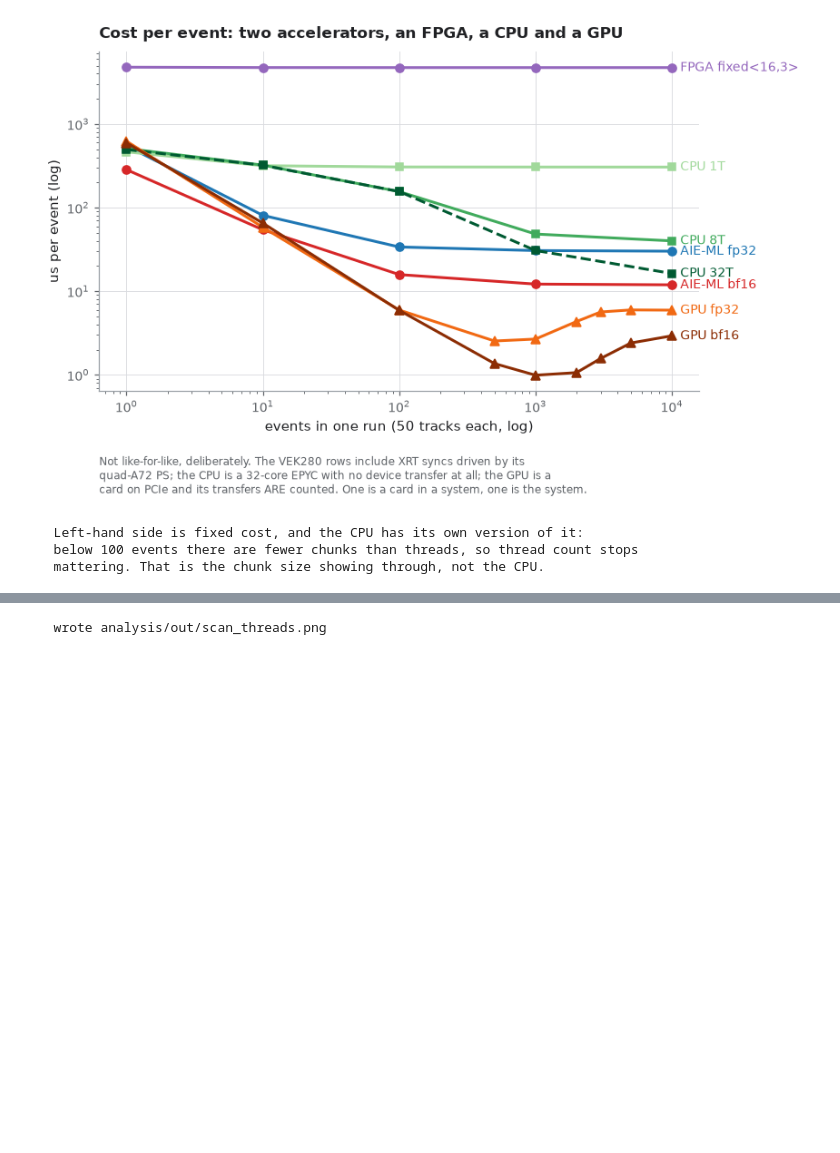
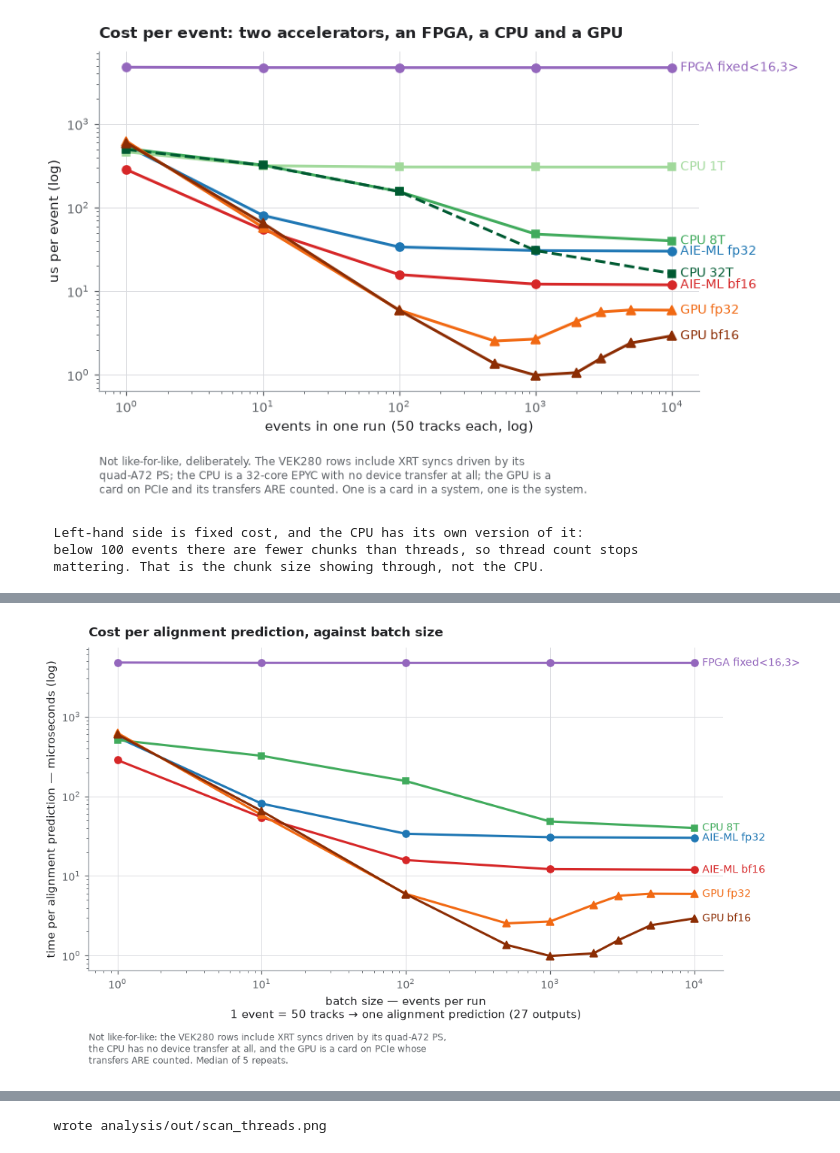
Before and after one commit to AkshayMalige/rtda_demo, a Jupyter notebook: analysis/rtda_scan.ipynb, the cells around one changed output, grey strips where cells are left out. Cells and saved outputs as stored; diff of their text form; code cells hidden in the pictures; blank space fills up the shorter version.

```diff
--- a/analysis/rtda_scan.ipynb
+++ b/analysis/rtda_scan.ipynb
@@ -1164,3 +1164,84 @@ gpu: NVIDIA L40S  (index 3)
   Left-hand side is fixed cost, and the CPU has its own version of it:
   below 100 events there are fewer chunks than threads, so thread count stops
   mattering. That is the chunk size showing through, not the CPU.
+# %%
+# A second copy of the comparison figure with ONE CPU line instead of three.
+#
+# Same data path as the figure above -- per_event_us() over primary() rows for
+# the hardware, gpu_primary() for the GPU. Nothing is re-derived or typed in
+# here, so the two figures cannot disagree.
+CPU_ONE = 8                      # which thread count to keep
+
+# The x axis is a BATCH SIZE, and "events" alone does not say that, nor what an
+# event is. Both facts are in README.md's own chain:
+#     50 tracks -> mean(128) -> dense 128->27 -> 27 outputs / event
+# so one event is 50 tracks in and one 27-number prediction out. The repo calls
+# the network "real-time track alignment" and the outputs "27 numbers per
+# event"; it does not claim what those numbers physically are, so neither does
+# this label.
+XLABEL = ('batch size — events per run\n'
+          '1 event = 50 tracks → one alignment prediction (27 outputs)')
+
+# NOT "latency". The quantity is median(us_execute) / events: the run's device
+# time divided by the predictions it produced. At 10,000 events the latency to
+# the FIRST prediction is the whole 59 ms run -- this axis is throughput
+# expressed per item, and calling it latency would be wrong at every batch size
+# but 1.
+YLABEL = 'time per alignment prediction — microseconds (log)'
+
+if not RUNS or CPU.empty:
+    print('(no data)')
+else:
+    HW = hw_per_event()
+    fig, ax = plt.subplots(figsize=(9.2, 5.4))
+
+    for impl, (ev, ue) in HW.items():
+        ax.plot(ev, ue, marker='o', color=COL[impl], label=LABEL[impl], zorder=3)
+        ax.annotate(LABEL[impl], (ev[-1], ue[-1]), textcoords='offset points',
+                    xytext=(7, 0), color=COL[impl], fontsize=9, va='center')
+
+    sub = CPU[CPU['threads'] == CPU_ONE]
+    if not sub.empty:
+        ev, ue = per_event_us(sub)
+        ax.plot(ev, ue, marker='s', ms=5, color=CPU_SHADE[CPU_ONE],
+                label=f'CPU fp32, {CPU_ONE} threads', zorder=3)
+        ax.annotate(f'CPU {CPU_ONE}T', (ev[-1], ue[-1]), textcoords='offset points',
+                    xytext=(7, 0), color=CPU_SHADE[CPU_ONE], fontsize=9, va='center')
+
+    for v in GPU_PLOT:
+        g = gpu_primary(v)
+        if g.empty:
+            continue
+        ev, ue = per_event_us(g)
+        ax.plot(ev, ue, marker='^', ms=6, color=GPU_SHADE[v],
+                label=f'GPU {v}', zorder=4)
+        ax.annotate(f'GPU {v}', (ev[-1], ue[-1]), textcoords='offset points',
+                    xytext=(7, 0), color=GPU_SHADE[v], fontsize=9, va='center')
+
+    ax.set_xscale('log'); ax.set_yscale('log')
+    style(ax, 'Cost per alignment prediction, against batch size',
+          XLABEL, YLABEL,
+          'Not like-for-like: the VEK280 rows include XRT syncs driven by its '
+          'quad-A72 PS,\nthe CPU has no device transfer at all, and the GPU is a '
+          'card on PCIe whose\ntransfers ARE counted. Median of 5 repeats.')
+    save(fig, 'scan_vs_accel_8t.png'); plt.show()
+
+    # Print every plotted point, so the figure can be checked against numbers
+    # rather than read off by eye.
+    print()
+    series = {LABEL[i]: per_event_us(primary(r['df']))
+              for i in IMPLS for r in RUNS if r['impl'] == i and r['target'] == 'hw'}
+    if not sub.empty:
+        series[f'CPU fp32 {CPU_ONE}T'] = per_event_us(sub)
+    for v in GPU_PLOT:
+        g = gpu_primary(v)
+        if not g.empty:
+            series[f'GPU {v}'] = per_event_us(g)
+    allev = sorted({int(e) for ev, _ in series.values() for e in ev})
+    print('  µs per event, exactly as plotted\n')
+    print('  ' + f'{"":<20}' + ''.join(f'{e:>10,}' for e in allev))
+    for name, (ev, ue) in series.items():
+        d = dict(zip((int(x) for x in ev), ue))
+        print(f'  {name:<20}' + ''.join(
+            (f'{d[e]:>10.2f}' if e in d else f'{"-":>10}') for e in allev))
+# %% [output]
@@ -1166,0 +1249 @@ gpu: NVIDIA L40S  (index 3)
+[figure, added]
```
Also changed, not shown: parts of 1 cell of this notebook.
